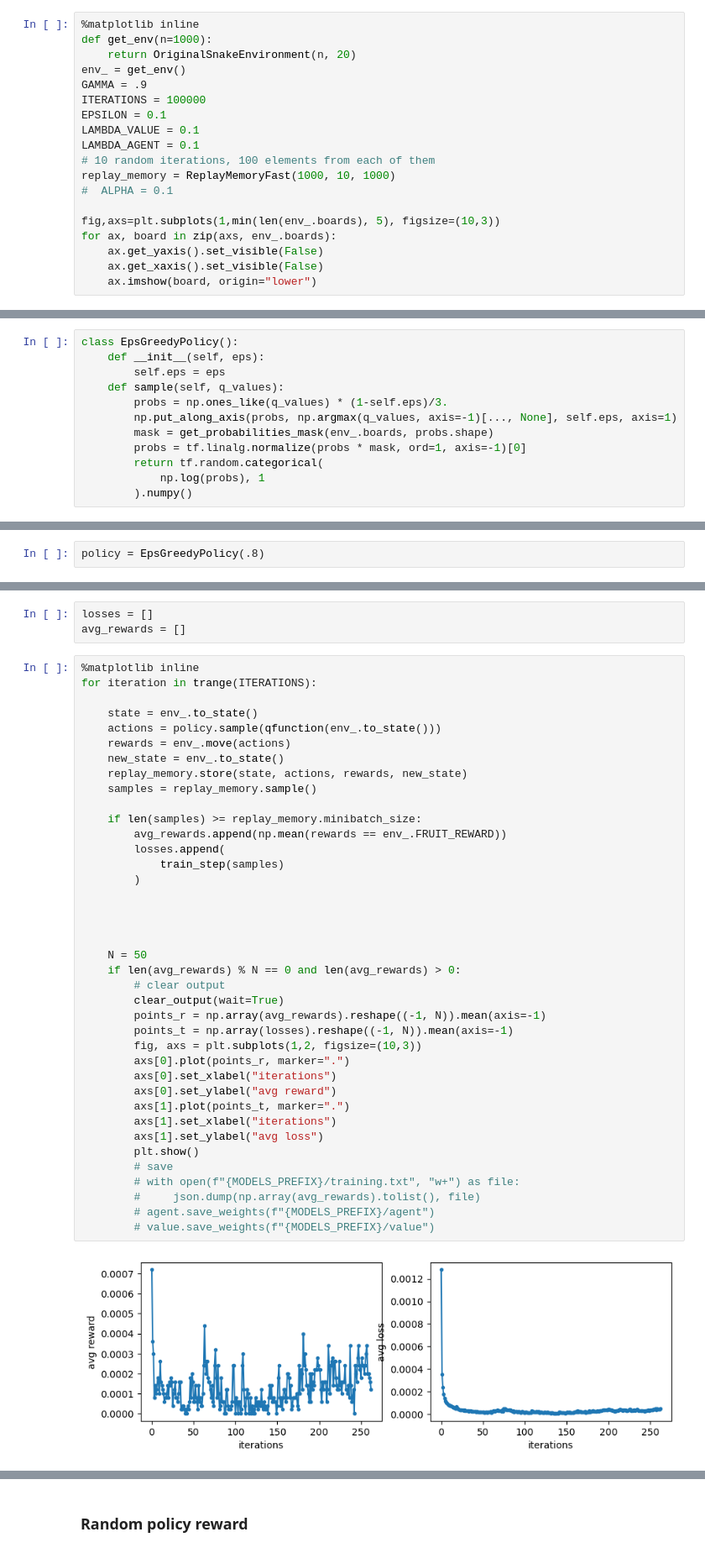
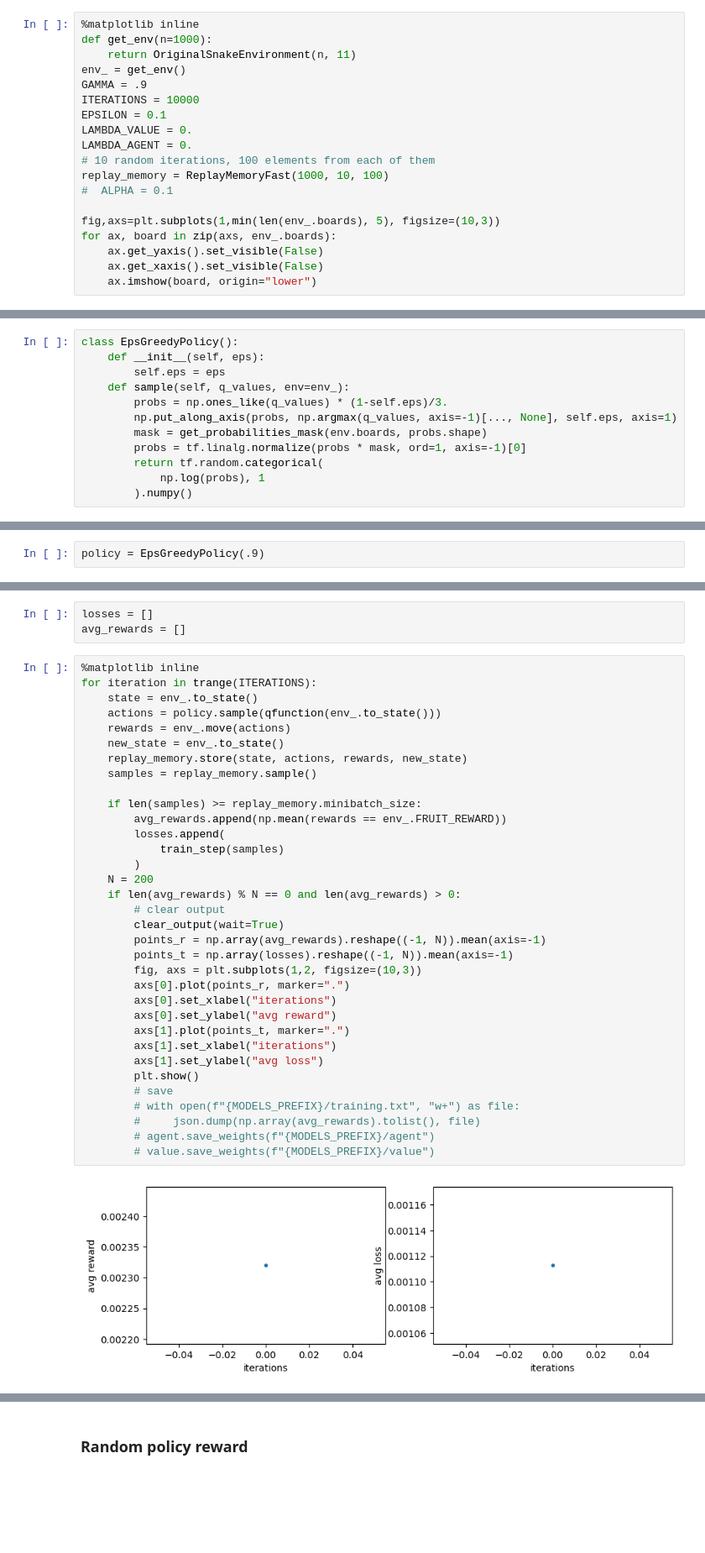
Before and after one commit to AlbertoSinigaglia/snake-reinforcement-learning, a Jupyter notebook: code_q_learning/main.ipynb, the cells around one changed output, grey strips where cells are left out. Shown at 84% size. Cells and saved outputs as stored; diff of their text form; blank space fills up the shorter version.

```diff
--- a/code_q_learning/main.ipynb
+++ b/code_q_learning/main.ipynb
@@ -21,15 +19,15 @@ DECORRELATED_BATCH = None
 # %%
 %matplotlib inline
 def get_env(n=1000):
-    return OriginalSnakeEnvironment(n, 20)
+    return OriginalSnakeEnvironment(n, 11)
 env_ = get_env()
 GAMMA = .9
-ITERATIONS = 100000
+ITERATIONS = 10000
 EPSILON = 0.1
-LAMBDA_VALUE = 0.1
-LAMBDA_AGENT = 0.1
+LAMBDA_VALUE = 0.
+LAMBDA_AGENT = 0.
 # 10 random iterations, 100 elements from each of them
-replay_memory = ReplayMemoryFast(1000, 10, 1000)
+replay_memory = ReplayMemoryFast(1000, 10, 100)
 #  ALPHA = 0.1
 
 fig,axs=plt.subplots(1,min(len(env_.boards), 5), figsize=(10,3))
@@ -72,10 +70,10 @@ anim = FuncAnimation(fig, animate, interval=30)
 class EpsGreedyPolicy():
     def __init__(self, eps):
         self.eps = eps
-    def sample(self, q_values):
+    def sample(self, q_values, env=env_):
         probs = np.ones_like(q_values) * (1-self.eps)/3.
         np.put_along_axis(probs, np.argmax(q_values, axis=-1)[..., None], self.eps, axis=1)
-        mask = get_probabilities_mask(env_.boards, probs.shape)
+        mask = get_probabilities_mask(env.boards, probs.shape)
         probs = tf.linalg.normalize(probs * mask, ord=1, axis=-1)[0]
         return tf.random.categorical(
             np.log(probs), 1
@@ -108,7 +90,7 @@ _________________________________________________________________
 # %% [markdown]
 ## Training
 # %%
-policy = EpsGreedyPolicy(.8)
+policy = EpsGreedyPolicy(.9)
 # %%
 optimizer = K.optimizers.Adam(1e-4)
 # %%
@@ -132,41 +114,36 @@ avg_rewards = []
 # %%
 %matplotlib inline
 for iteration in trange(ITERATIONS):
-
     state = env_.to_state()
     actions = policy.sample(qfunction(env_.to_state()))
     rewards = env_.move(actions)
     new_state = env_.to_state()
     replay_memory.store(state, actions, rewards, new_state)
     samples = replay_memory.sample()
 
     if len(samples) >= replay_memory.minibatch_size:
         avg_rewards.append(np.mean(rewards == env_.FRUIT_REWARD))
         losses.append(
             train_step(samples)
         )
-
-
-
-
-    N = 50
+    N = 200
     if len(avg_rewards) % N == 0 and len(avg_rewards) > 0:
         # clear output
         clear_output(wait=True)
         points_r = np.array(avg_rewards).reshape((-1, N)).mean(axis=-1)
         points_t = np.array(losses).reshape((-1, N)).mean(axis=-1)
         fig, axs = plt.subplots(1,2, figsize=(10,3))
         axs[0].plot(points_r, marker=".")
         axs[0].set_xlabel("iterations")
         axs[0].set_ylabel("avg reward")
         axs[1].plot(points_t, marker=".")
         axs[1].set_xlabel("iterations")
         axs[1].set_ylabel("avg loss")
         plt.show()
         # save
         # with open(f"{MODELS_PREFIX}/training.txt", "w+") as file:
         #     json.dump(np.array(avg_rewards).tolist(), file)
         # agent.save_weights(f"{MODELS_PREFIX}/agent")
         # value.save_weights(f"{MODELS_PREFIX}/value")
 # %% [output]
-[figure, old version]
+[figure, new version]
```
Also changed, not shown: parts of 7 cells of this notebook, 30 other files.
